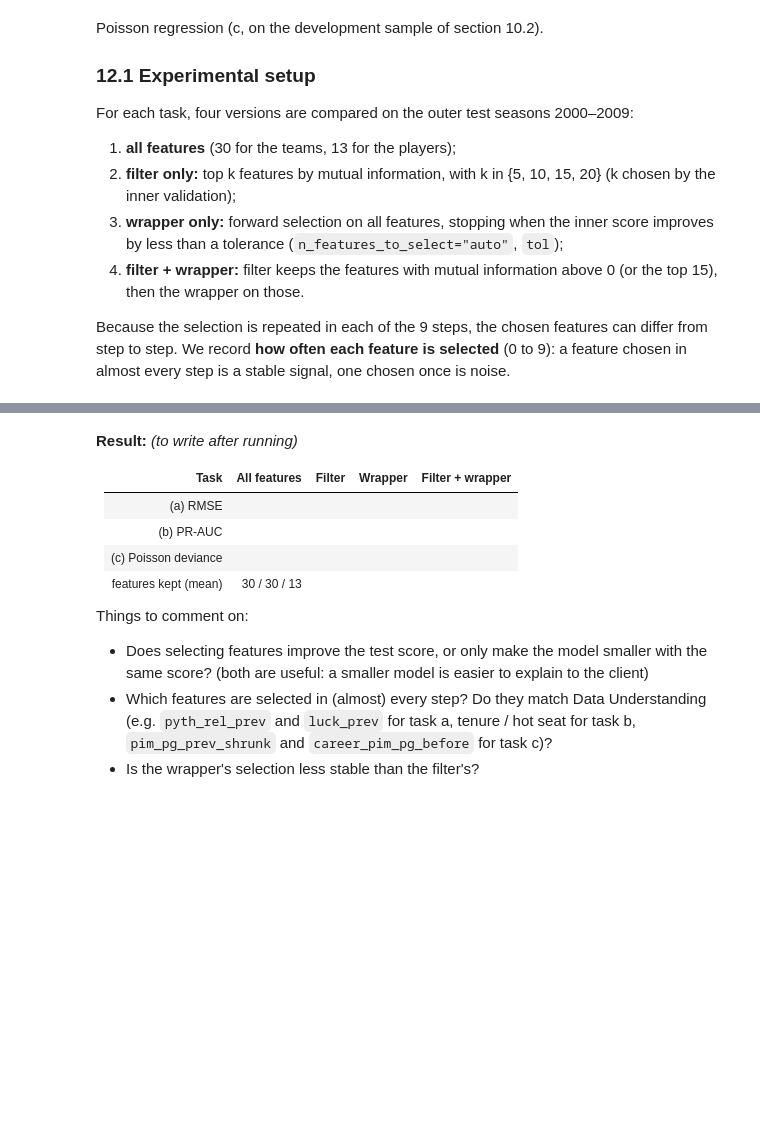
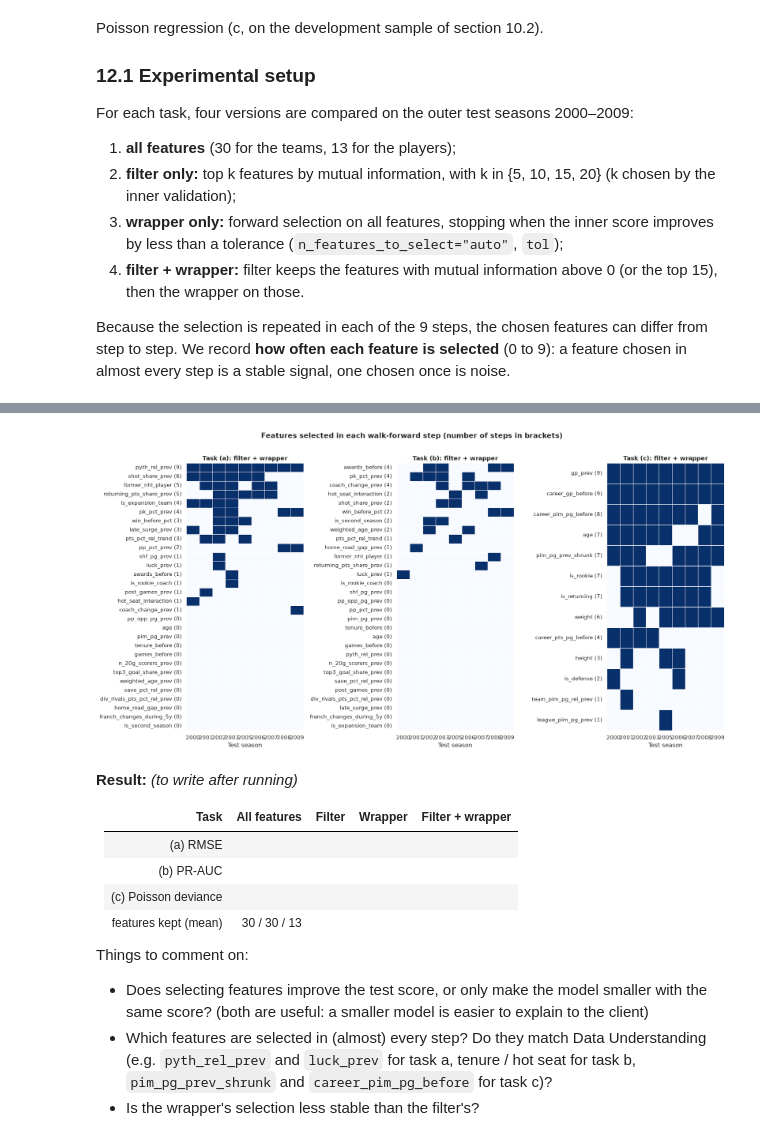
Before and after one commit to LuisBento2005/AC_DataMining, a Jupyter notebook: notebooks/03_data_preparation.ipynb, the cells around one changed output, grey strips where cells are left out. Cells and saved outputs as stored; diff of their text form; code cells hidden in the pictures; blank space fills up the shorter version.

```diff
--- a/notebooks/03_data_preparation.ipynb
+++ b/notebooks/03_data_preparation.ipynb
@@ -4868,5 +4957,11 @@ Because the selection is repeated in each of the 9 steps, the chosen features ca
 # %%
-# TODO (your code) — feature selection for task (c)
-#
-# same loop with skaters / pim_features_kept / target_pim, on the development sample of section 10.2
-# model: PoissonRegressor; scoring: "neg_mean_poisson_deviance"
+with warnings.catch_warnings():
+    warnings.simplefilter("ignore")
+    scores_c, selected_c = run_selection(
+        skaters, pim_features_kept, "target_pim", PoissonRegressor(alpha=0.0001, max_iter=1000),
+        scoring="neg_mean_poisson_deviance", mutual_info=mutual_info_regression,
+        metric=mean_poisson_deviance, tol=0.05, log_columns=log_cols, sample_frac=0.25,
+    )
+
+print("Task (c): Poisson deviance (lower is better), 25% development sample of the training seasons")
+print(scores_c.round(4).to_string())
@@ -4873,8 +4975,30 @@ Because the selection is repeated in each of the 9 steps, the chosen features ca
 # %%
-# TODO (your code) — stability of the selection
-#
-# for each task: a heatmap feature x test season (1 = selected by "filter + wrapper"), features sorted by
-# how many times they were selected; save to ../docs/figures/du/dp09_feature_selection_stability.png
+def selection_matrix(selected, features):
+    """1 if the feature was selected in that test season, features sorted by how often."""
+    matrix = pd.DataFrame({t: pd.Series(1, index=cols) for t, cols in selected.items()}).reindex(features).fillna(0)
+    return matrix.loc[matrix.sum(axis=1).sort_values(ascending=False).index]
+
+
+tasks = [
+    ("Task (a)", selected_a, team_features_kept),
+    ("Task (b)", selected_b, team_features_kept),
+    ("Task (c)", selected_c, pim_features_kept),
+]
+fig, axes = plt.subplots(1, 3, figsize=(18, 9))
+for ax, (title, selected, features) in zip(axes, tasks):
+    matrix = selection_matrix(selected["filter + wrapper"], features)
+    sns.heatmap(matrix, cmap="Blues", cbar=False, linewidths=0.5, linecolor="white", vmin=0, vmax=1, ax=ax)
+    ax.set_title(f"{title}: filter + wrapper", fontweight="bold")
+    ax.set_xlabel("Test season")
+    ax.set_ylabel("")
+    ax.set_yticks(np.arange(len(matrix)) + 0.5, [f"{f} ({int(n)})" for f, n in matrix.sum(axis=1).items()])
+
+plt.suptitle("Features selected in each walk-forward step (number of steps in brackets)", fontweight="bold", y=1.01)
+plt.tight_layout()
+plt.savefig("../docs/figures/du/dp09_feature_selection_stability.png", dpi=300, bbox_inches="tight")
+plt.show()
+# %% [output]
+[figure, added]
 # %% [markdown]
 **Result:** *(to write after running)*
 
```
Also changed, not shown: parts of 3 cells of this notebook, 1 other file.
